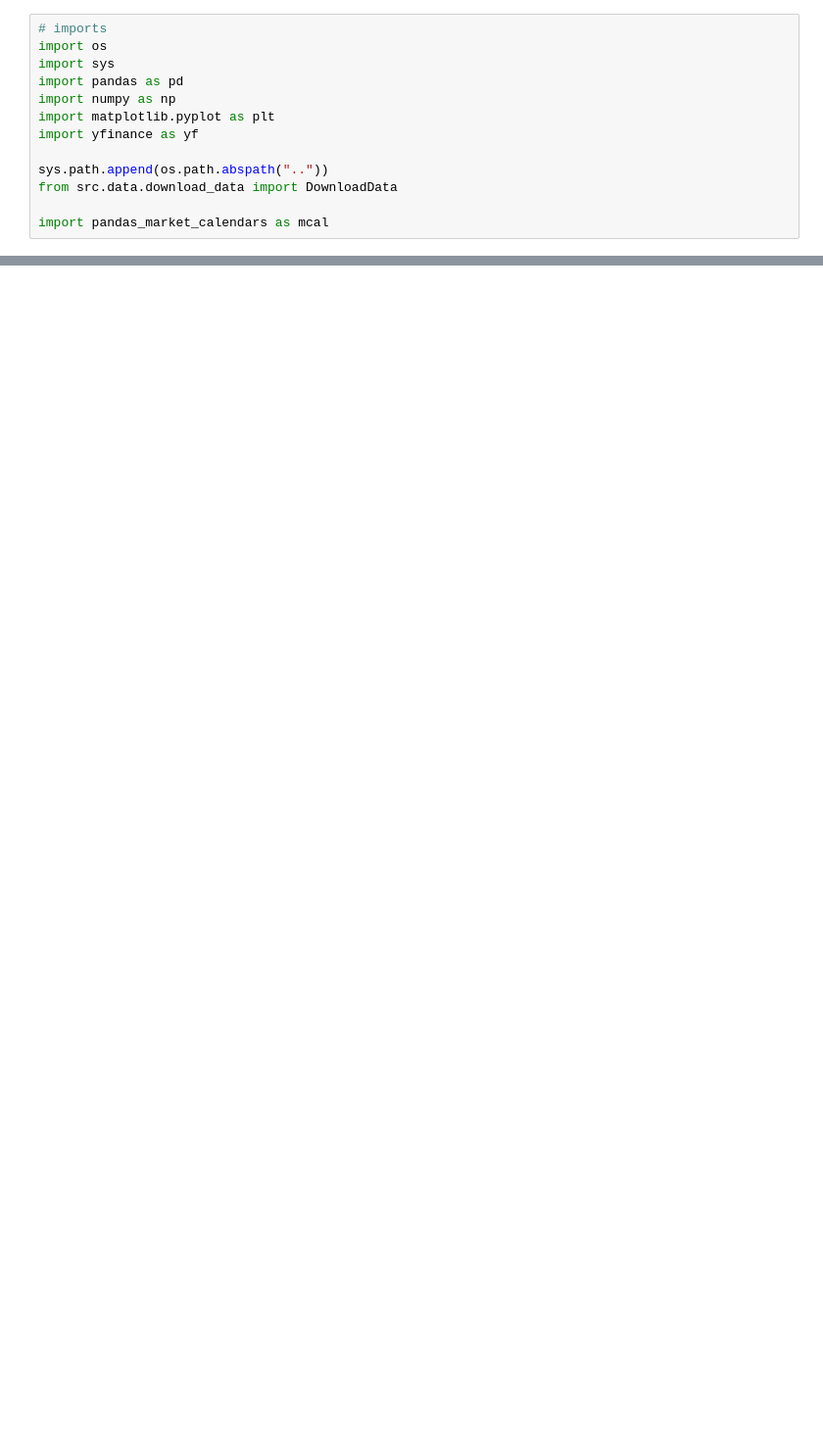
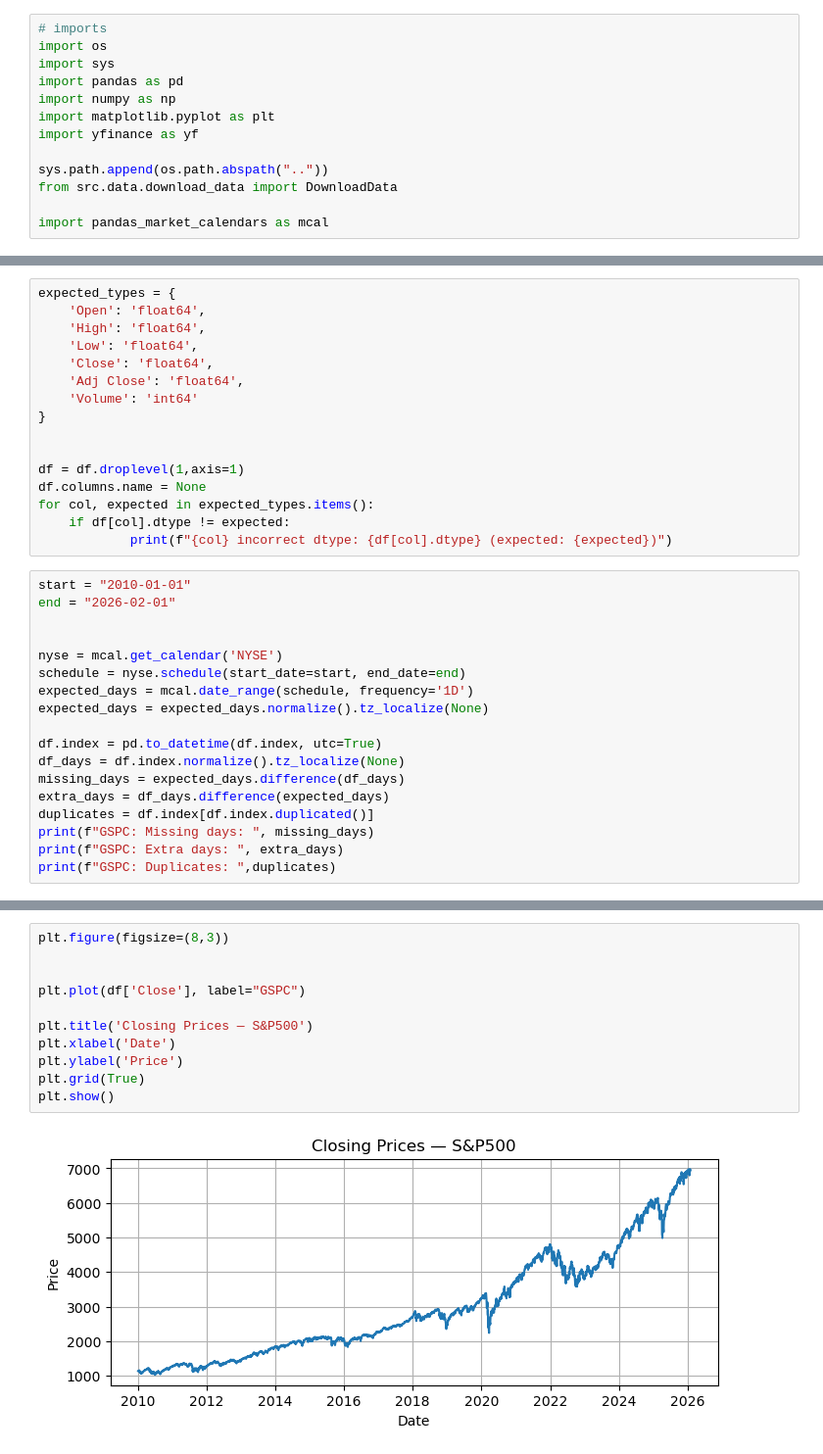
Before and after one commit to jaimebeng/TFG, a Jupyter notebook: notebooks/01_exploracion.ipynb, the cells around one changed output, grey strips where cells are left out. Shown at 98% size. Saved outputs shown, nothing was run; the diff lists cells and outputs as text; blank space fills up the shorter version.

```diff
--- a/notebooks/01_exploracion.ipynb
+++ b/notebooks/01_exploracion.ipynb
@@ -325,0 +424,34 @@ plt.show()
+# %%
+expected_types = {
+    'Open': 'float64',
+    'High': 'float64',
+    'Low': 'float64',
+    'Close': 'float64',
+    'Adj Close': 'float64',
+    'Volume': 'int64'
+}
+
+
+df = df.droplevel(1,axis=1)
+df.columns.name = None
+for col, expected in expected_types.items():
+    if df[col].dtype != expected:
+            print(f"{col} incorrect dtype: {df[col].dtype} (expected: {expected})")
+# %%
+start = "2010-01-01"
+end = "2026-02-01"
+
+
+nyse = mcal.get_calendar('NYSE')
+schedule = nyse.schedule(start_date=start, end_date=end)
+expected_days = mcal.date_range(schedule, frequency='1D')
+expected_days = expected_days.normalize().tz_localize(None)
+
+df.index = pd.to_datetime(df.index, utc=True)
+df_days = df.index.normalize().tz_localize(None)
+missing_days = expected_days.difference(df_days)
+extra_days = df_days.difference(expected_days)
+duplicates = df.index[df.index.duplicated()]
+print(f"GSPC: Missing days: ", missing_days)
+print(f"GSPC: Extra days: ", extra_days)
+print(f"GSPC: Duplicates: ",duplicates)
@@ -326 +484,14 @@ plt.show()
+# %%
+plt.figure(figsize=(8,3))
+
+
+plt.plot(df['Close'], label="GSPC")
+
+plt.title('Closing Prices — S&P500')
+plt.xlabel('Date')
+plt.ylabel('Price')
+plt.grid(True)
+plt.show()
+# %% [output]
+[figure, added]
 # %% [markdown]
```
Also changed, not shown: parts of 22 cells of this notebook, 1 other file.
